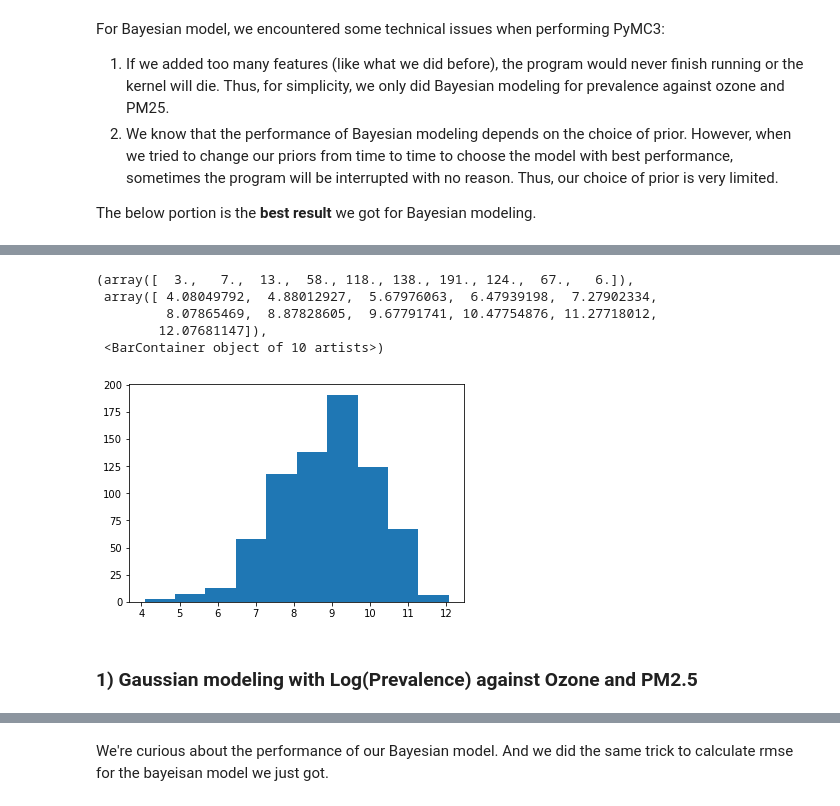
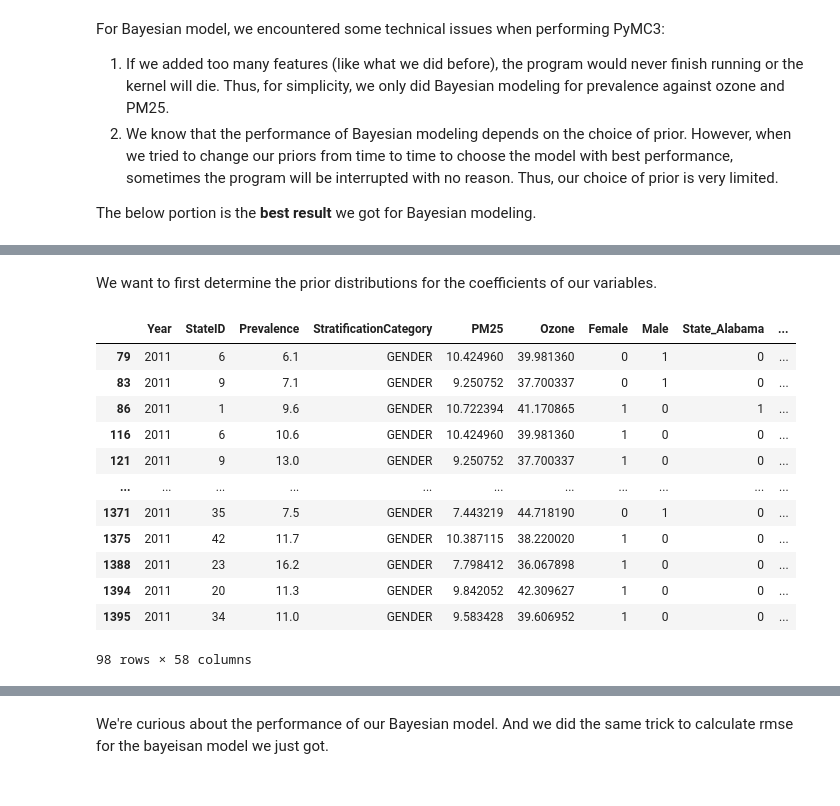
Before and after one commit to lucy-tian/project102, a Jupyter notebook: Data C102 project_ck2_v3.ipynb, the cells around one changed output, grey strips where cells are left out. Cells and saved outputs as stored; diff of their text form; code cells hidden in the pictures.

```diff
--- a/Data C102 project_ck2_v3.ipynb
+++ b/Data C102 project_ck2_v3.ipynb
@@ -1683,11 +1409,23 @@ plt.hist(prevalence_race_state_onehot2['Ozone'])
-# %%
-plt.hist(prevalence_race_state_onehot2['PM25'])
-# %% [output]
-(array([  3.,   7.,  13.,  58., 118., 138., 191., 124.,  67.,   6.]),
- array([ 4.08049792,  4.88012927,  5.67976063,  6.47939198,  7.27902334,
-         8.07865469,  8.87828605,  9.67791741, 10.47754876, 11.27718012,
-        12.07681147]),
- <BarContainer object of 10 artists>)
-[figure, removed]
-# %% [markdown]
-### 1) Gaussian modeling with Log(Prevalence) against Ozone and PM2.5
+# %% [markdown]
+We want to first determine the prior distributions for the coefficients of our variables.
+# %%
+prevalence_race_state_onehot2 =  prevalence_race_state_onehot.rename(columns={'PM2.5':'PM25'})
+prevalence_race_state_onehot2['Log_Prevalence'] = np.log(prevalence_race_state_onehot2['Prevalence'])
+prevalence_gender_state_onehot2 =  prevalence_gender_state_onehot.rename(columns={'PM2.5':'PM25'})
+prevalence_gender_state_onehot2['Log_Prevalence'] = np.log(prevalence_gender_state_onehot2['Prevalence'])
+prevalence_2011_onehot = prevalence_gender_state_onehot2[prevalence_gender_state_onehot2['Year'] == 2011]
+prevalence_2011_onehot
+# %% [output]
+|  | Year | StateID | Prevalence | StratificationCategory | PM25 | Ozone | Female | Male | State_Alabama | ... |
+| 79 | 2011 | 6 | 6.1 | GENDER | 10.424960 | 39.981360 | 0 | 1 | 0 | ... |
+| 83 | 2011 | 9 | 7.1 | GENDER | 9.250752 | 37.700337 | 0 | 1 | 0 | ... |
+| 86 | 2011 | 1 | 9.6 | GENDER | 10.722394 | 41.170865 | 1 | 0 | 1 | ... |
+| 116 | 2011 | 6 | 10.6 | GENDER | 10.424960 | 39.981360 | 1 | 0 | 0 | ... |
+| 121 | 2011 | 9 | 13.0 | GENDER | 9.250752 | 37.700337 | 1 | 0 | 0 | ... |
+| ... | ... | ... | ... | ... | ... | ... | ... | ... | ... | ... |
+| 1371 | 2011 | 35 | 7.5 | GENDER | 7.443219 | 44.718190 | 0 | 1 | 0 | ... |
+| 1375 | 2011 | 42 | 11.7 | GENDER | 10.387115 | 38.220020 | 1 | 0 | 0 | ... |
+| 1388 | 2011 | 23 | 16.2 | GENDER | 7.798412 | 36.067898 | 1 | 0 | 0 | ... |
+| 1394 | 2011 | 20 | 11.3 | GENDER | 9.842052 | 42.309627 | 1 | 0 | 0 | ... |
+| 1395 | 2011 | 34 | 11.0 | GENDER | 9.583428 | 39.606952 | 1 | 0 | 0 | ... |
+98 rows × 58 columns
```
Also changed, not shown: parts of 176 cells of this notebook, 1 other file.
